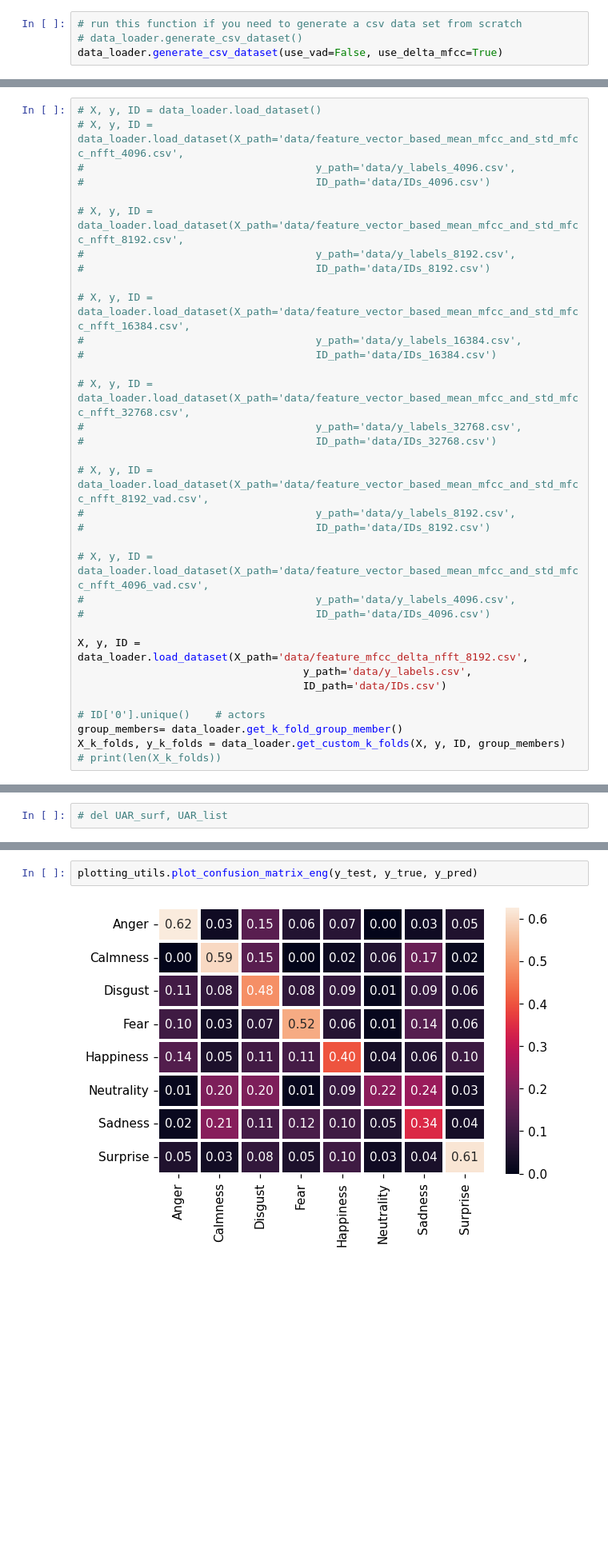
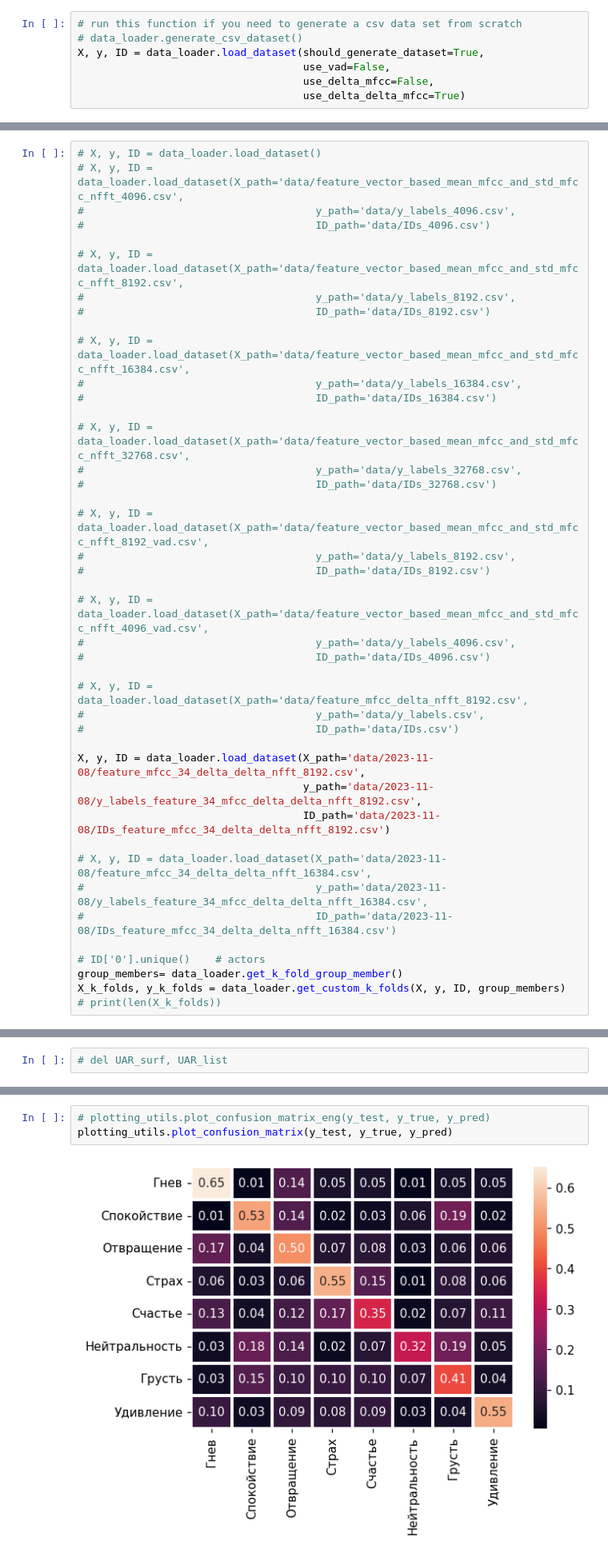
Before and after one commit to vortex2894/speech-emotion-recognition-system, a Jupyter notebook: SER-SVM-RBF-MFCC.ipynb, the cells around one changed output, grey strips where cells are left out. Shown: that part at 80% size. Cells and saved outputs as stored; diff of their text form; blank space fills up the shorter version.

```diff
--- a/SER-SVM-RBF-MFCC.ipynb
+++ b/SER-SVM-RBF-MFCC.ipynb
@@ -16,6 +16,9 @@ import model_training
 # %%
 # run this function if you need to generate a csv data set from scratch
 # data_loader.generate_csv_dataset()
-data_loader.generate_csv_dataset(use_vad=False, use_delta_mfcc=True)
+X, y, ID = data_loader.load_dataset(should_generate_dataset=True,
+                                    use_vad=False,
+                                    use_delta_mfcc=False,
+                                    use_delta_delta_mfcc=True)
 # %% [output]
 {'ravdess': True, 'ravdess_speech': False, 'ravdess_song': False, 'tess': False}
@@ -54,9 +69,17 @@ ID.shape =  (1440, 1)
 #                                     y_path='data/y_labels_4096.csv',
 #                                     ID_path='data/IDs_4096.csv')
 
-X, y, ID = data_loader.load_dataset(X_path='data/feature_mfcc_delta_nfft_8192.csv',
-                                    y_path='data/y_labels.csv',
-                                    ID_path='data/IDs.csv')
+# X, y, ID = data_loader.load_dataset(X_path='data/feature_mfcc_delta_nfft_8192.csv',
+#                                     y_path='data/y_labels.csv',
+#                                     ID_path='data/IDs.csv')
+
+X, y, ID = data_loader.load_dataset(X_path='data/2023-11-08/feature_mfcc_34_delta_delta_nfft_8192.csv',
+                                    y_path='data/2023-11-08/y_labels_feature_34_mfcc_delta_delta_nfft_8192.csv',
+                                    ID_path='data/2023-11-08/IDs_feature_mfcc_34_delta_delta_nfft_8192.csv')
+
+# X, y, ID = data_loader.load_dataset(X_path='data/2023-11-08/feature_mfcc_34_delta_delta_nfft_16384.csv',
+#                                     y_path='data/2023-11-08/y_labels_feature_34_mfcc_delta_delta_nfft_16384.csv',
+#                                     ID_path='data/2023-11-08/IDs_feature_mfcc_34_delta_delta_nfft_16384.csv')
 
 # ID['0'].unique()    # actors
 group_members= data_loader.get_k_fold_group_member()
@@ -154,6 +177,7 @@ ax.view_init(35, 260)
 # %% [markdown]
 # Confusion matrix
 # %%
-plotting_utils.plot_confusion_matrix_eng(y_test, y_true, y_pred)
+# plotting_utils.plot_confusion_matrix_eng(y_test, y_true, y_pred)
+plotting_utils.plot_confusion_matrix(y_test, y_true, y_pred)
 # %% [output]
-[figure, old version]
+[figure, new version]
```
Also changed, not shown: parts of 5 cells of this notebook, 10 other files.
